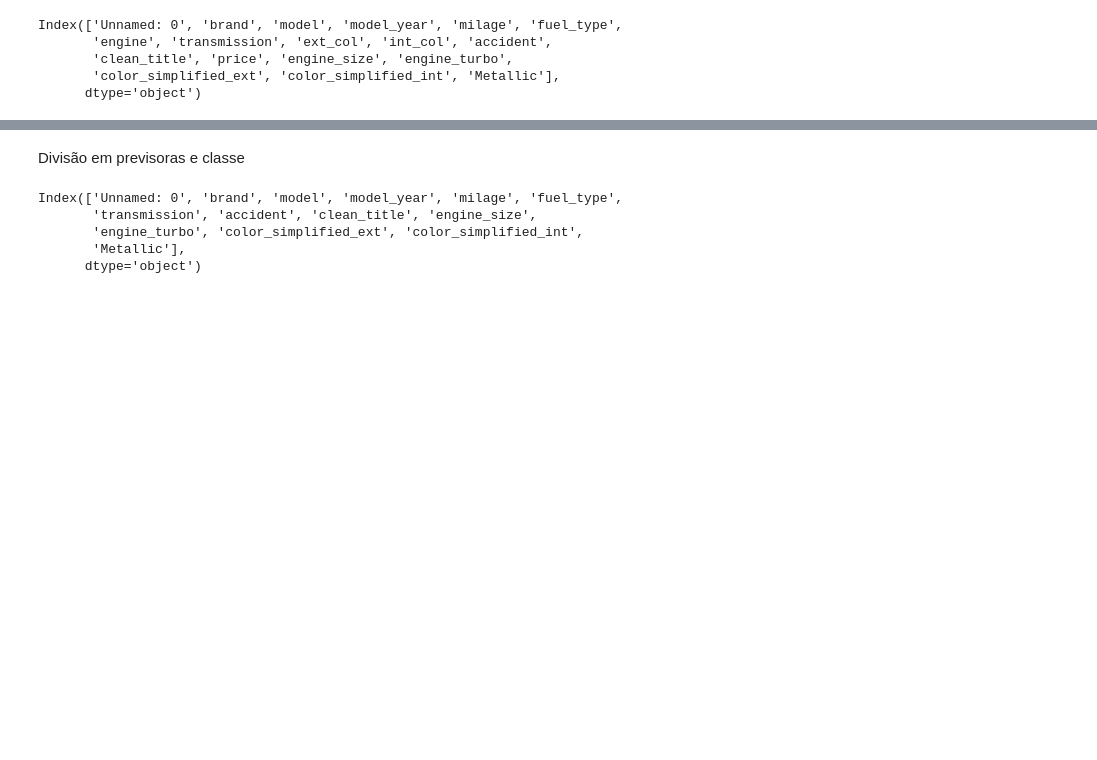
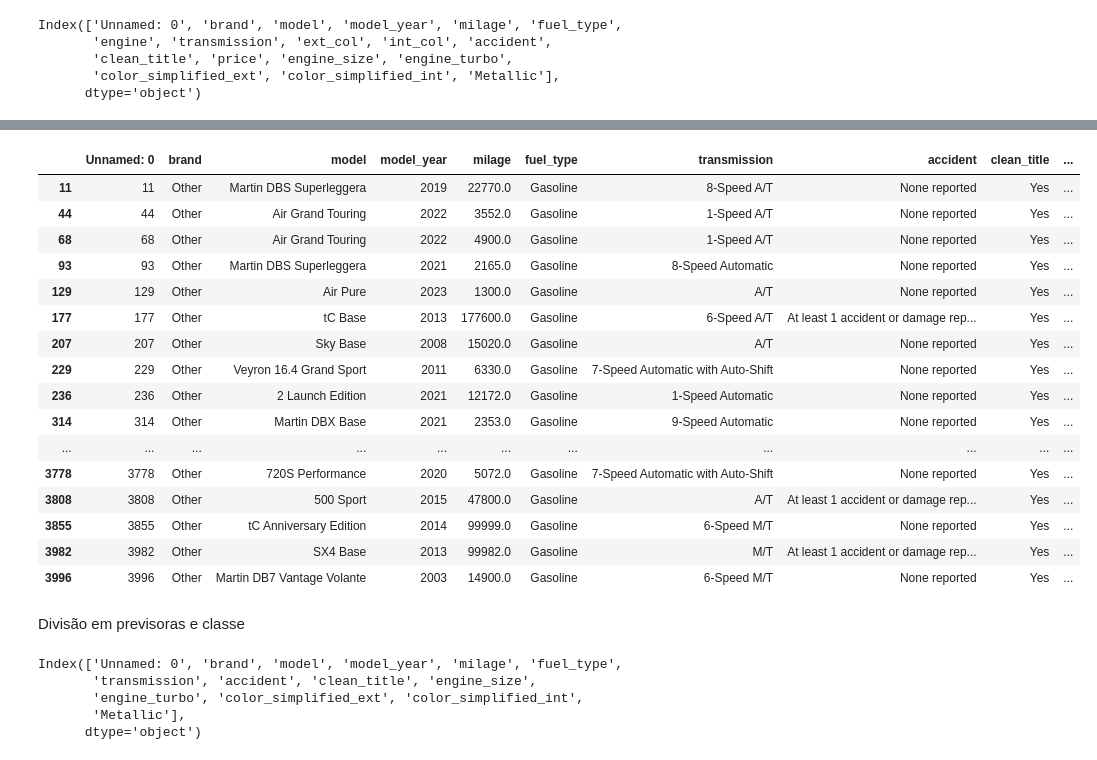
Before and after one commit to Pablo-Sant/previsao_preco_carro, a Jupyter notebook: notebooks/02-preprocessing.ipynb, the cells around one changed output, grey strips where cells are left out. Cells and saved outputs as stored; diff of their text form; code cells hidden in the pictures; blank space fills up the shorter version.

```diff
--- a/notebooks/02-preprocessing.ipynb
+++ b/notebooks/02-preprocessing.ipynb
@@ -295,3 +322,27 @@ dataset = dataset.drop(['engine', 'ext_col', 'int_col'], axis=1)
+# %%
+counts = dataset['brand'].value_counts()
+rare = counts[counts < 10].index
+dataset['brand'] = dataset['brand'].replace(rare, 'Other')
+# %%
+dataset.loc[dataset['brand'] == 'Other']
+# %% [output]
+|  | Unnamed: 0 | brand | model | model_year | milage | fuel_type | transmission | accident | clean_title | ... |
+| 11 | 11 | Other | Martin DBS Superleggera | 2019 | 22770.0 | Gasoline | 8-Speed A/T | None reported | Yes | ... |
+| 44 | 44 | Other | Air Grand Touring | 2022 | 3552.0 | Gasoline | 1-Speed A/T | None reported | Yes | ... |
+| 68 | 68 | Other | Air Grand Touring | 2022 | 4900.0 | Gasoline | 1-Speed A/T | None reported | Yes | ... |
+| 93 | 93 | Other | Martin DBS Superleggera | 2021 | 2165.0 | Gasoline | 8-Speed Automatic | None reported | Yes | ... |
+| 129 | 129 | Other | Air Pure | 2023 | 1300.0 | Gasoline | A/T | None reported | Yes | ... |
+| 177 | 177 | Other | tC Base | 2013 | 177600.0 | Gasoline | 6-Speed A/T | At least 1 accident or damage rep... | Yes | ... |
+| 207 | 207 | Other | Sky Base | 2008 | 15020.0 | Gasoline | A/T | None reported | Yes | ... |
+| 229 | 229 | Other | Veyron 16.4 Grand Sport | 2011 | 6330.0 | Gasoline | 7-Speed Automatic with Auto-Shift | None reported | Yes | ... |
+| 236 | 236 | Other | 2 Launch Edition | 2021 | 12172.0 | Gasoline | 1-Speed Automatic | None reported | Yes | ... |
+| 314 | 314 | Other | Martin DBX Base | 2021 | 2353.0 | Gasoline | 9-Speed Automatic | None reported | Yes | ... |
+| ... | ... | ... | ... | ... | ... | ... | ... | ... | ... | ... |
+| 3778 | 3778 | Other | 720S Performance | 2020 | 5072.0 | Gasoline | 7-Speed Automatic with Auto-Shift | None reported | Yes | ... |
+| 3808 | 3808 | Other | 500 Sport | 2015 | 47800.0 | Gasoline | A/T | At least 1 accident or damage rep... | Yes | ... |
+| 3855 | 3855 | Other | tC Anniversary Edition | 2014 | 99999.0 | Gasoline | 6-Speed M/T | None reported | Yes | ... |
+| 3982 | 3982 | Other | SX4 Base | 2013 | 99982.0 | Gasoline | M/T | At least 1 accident or damage rep... | Yes | ... |
+| 3996 | 3996 | Other | Martin DB7 Vantage Volante | 2003 | 14900.0 | Gasoline | 6-Speed M/T | None reported | Yes | ... |
 # %% [markdown]
 Divisão em previsoras e classe
 # %%
```
Also changed, not shown: parts of 22 cells of this notebook.
